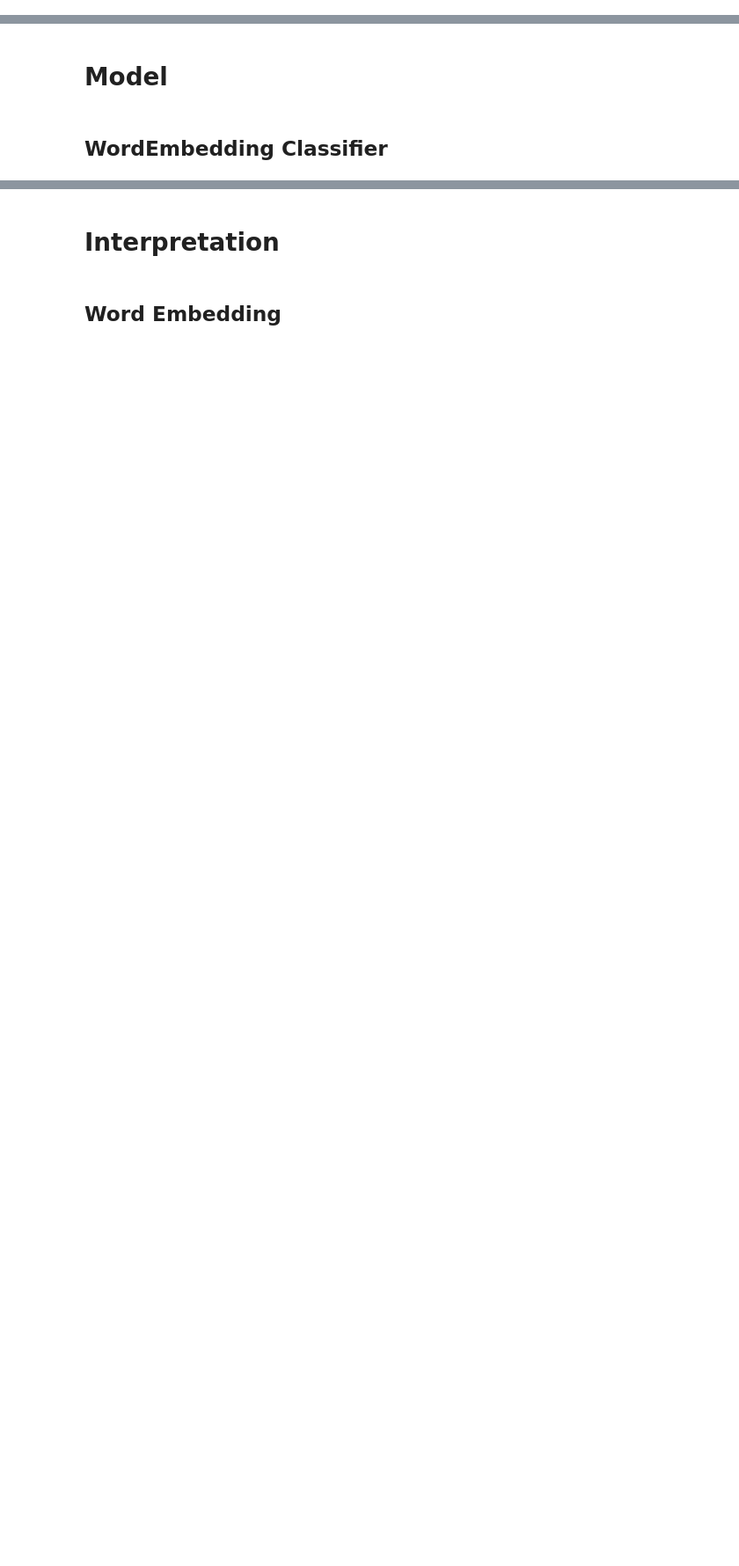
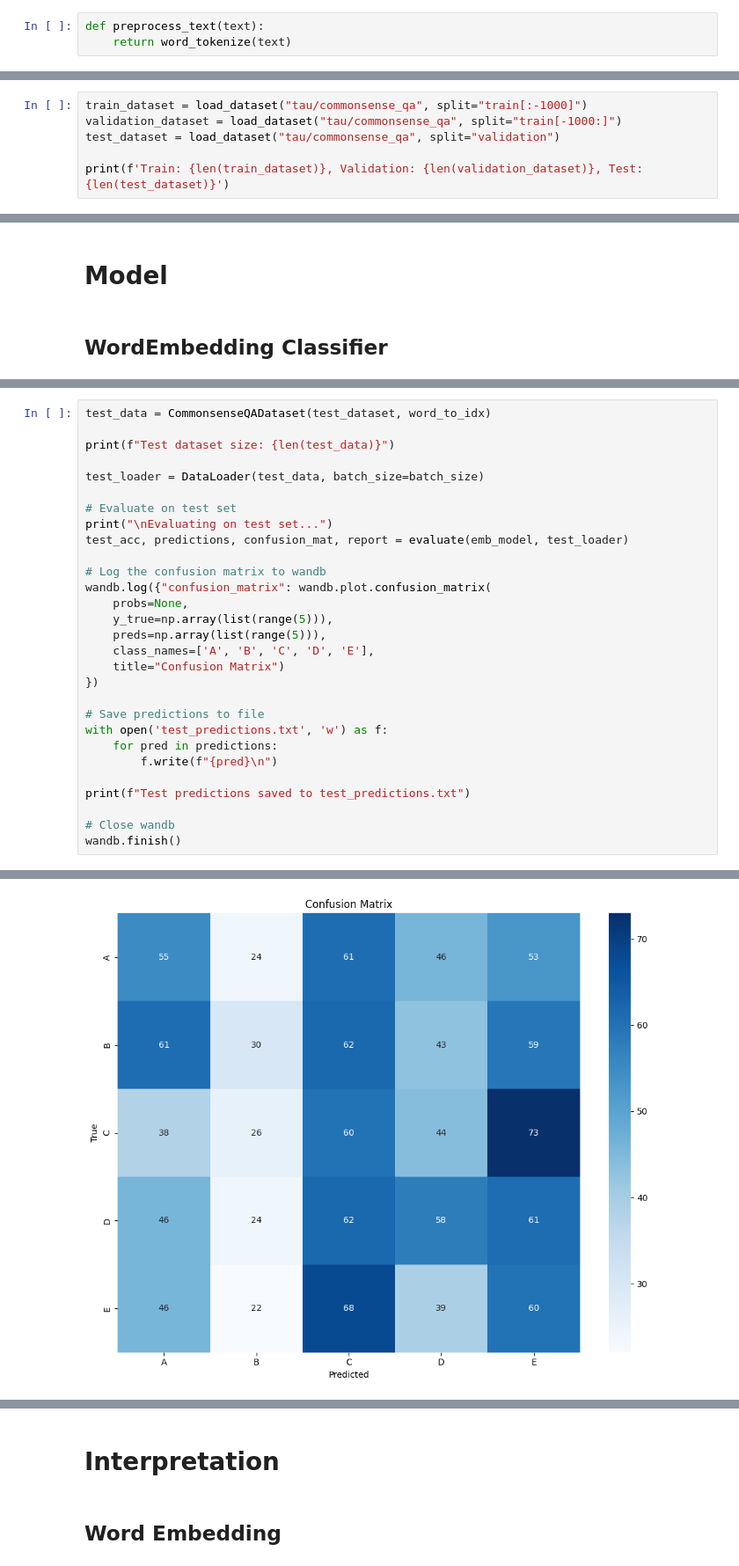
Before and after one commit to xXTime-OnXx/hslu-fs25, a Jupyter notebook: nlp/project_1/commonsense_qa.ipynb, the cells around one changed output, grey strips where cells are left out. Shown: that part at 88% size. Drawn from its saved outputs; the diff is of its cells as text; blank space fills up the shorter version.

```diff
--- a/nlp/project_1/commonsense_qa.ipynb
+++ b/nlp/project_1/commonsense_qa.ipynb
@@ -27,2 +138,5 @@ import gensim.downloader as api
+# %%
+def preprocess_text(text):
+    return word_tokenize(text)
 # %% [markdown]
 ## Data Loading
@@ -41,0 +147,6 @@ def tokenize(text):
+# %%
+train_dataset = load_dataset("tau/commonsense_qa", split="train[:-1000]")
+validation_dataset = load_dataset("tau/commonsense_qa", split="train[-1000:]")
+test_dataset = load_dataset("tau/commonsense_qa", split="validation")
+
+print(f'Train: {len(train_dataset)}, Validation: {len(validation_dataset)}, Test: {len(test_dataset)}')
@@ -86,0 +612,30 @@ class WordEmbeddingClassifier(nn.Module):
+# %%
+test_data = CommonsenseQADataset(test_dataset, word_to_idx)
+
+print(f"Test dataset size: {len(test_data)}")
+
+test_loader = DataLoader(test_data, batch_size=batch_size)
+
+# Evaluate on test set
+print("\nEvaluating on test set...")
+test_acc, predictions, confusion_mat, report = evaluate(emb_model, test_loader)
+
+# Log the confusion matrix to wandb
+wandb.log({"confusion_matrix": wandb.plot.confusion_matrix(
+    probs=None,
+    y_true=np.array(list(range(5))),
+    preds=np.array(list(range(5))),
+    class_names=['A', 'B', 'C', 'D', 'E'],
+    title="Confusion Matrix")
+})
+
+# Save predictions to file
+with open('test_predictions.txt', 'w') as f:
+    for pred in predictions:
+        f.write(f"{pred}\n")
+
+print(f"Test predictions saved to test_predictions.txt")
+
+# Close wandb
+wandb.finish()
+# %% [output]
@@ -86,0 +680 @@ class WordEmbeddingClassifier(nn.Module):
+[figure, added]
```
Also changed, not shown: parts of 48 cells of this notebook.
